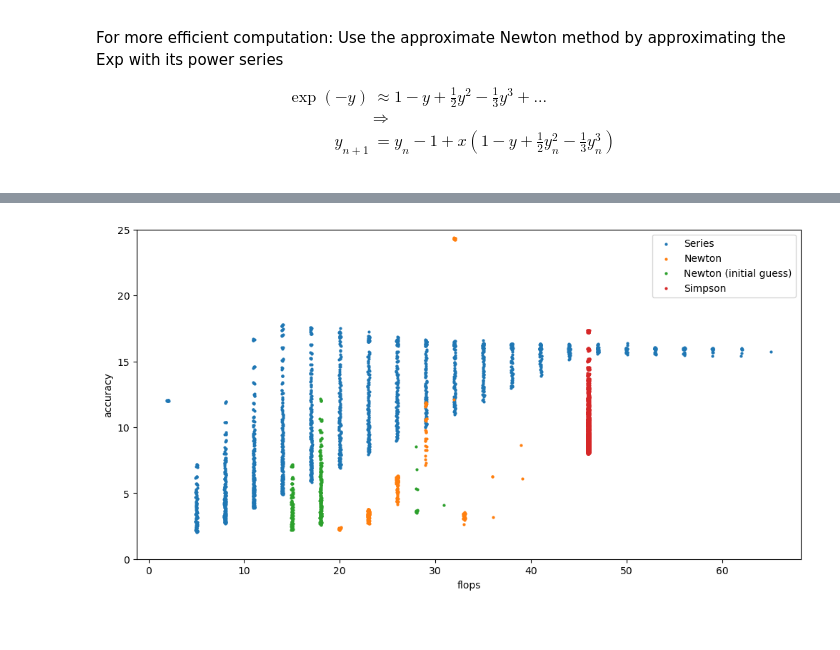
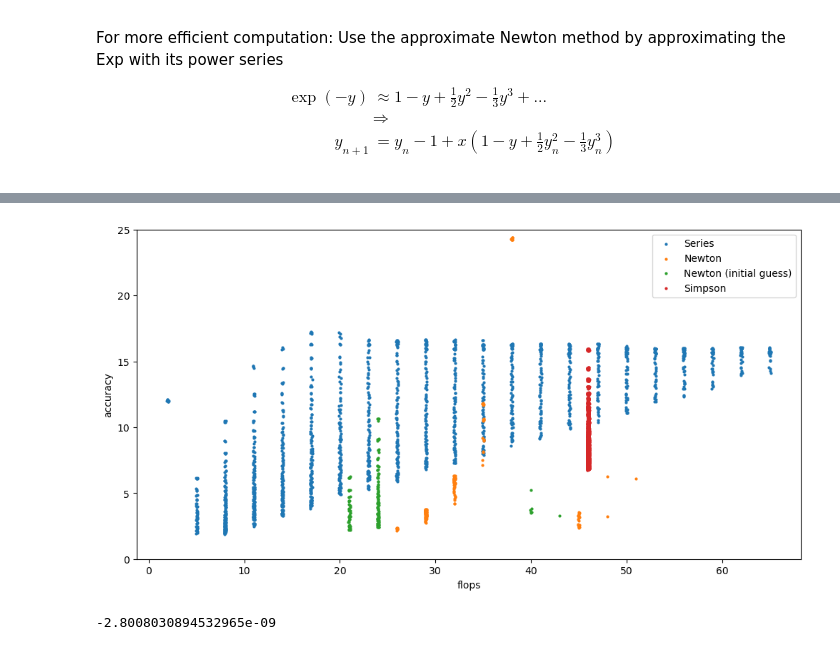
Before and after one commit to tom-nijhuis/numerical-investigation, a Jupyter notebook: logarithm.ipynb, the cells around one changed output, grey strips where cells are left out. Drawn from its saved outputs; the diff is of its cells as text; code cells hidden in the pictures.

Commit message:
improve break conditions; update image

```diff
--- a/logarithm.ipynb
+++ b/logarithm.ipynb
@@ -92,10 +92,10 @@ def LogSeries(x, max_iter=22, eps = 1e-16):
 
     info['res_iter'] = abs(add)
     info['res_actual'] = log(x) - y
-    info['accuracy'] = float('inf') if log(x) == y else -log(abs(log(x) - y),10) # Number of correct digits in base-10
+    info['accuracy'] = 30 if log(x) == y else -log(abs(log(x) - y),10) # Number of correct digits in base-10
     return y, info
 # %%
-def LogNewton(x, max_iter=22, y = None, exp_approx = 4, good_initial_guess = False, eps = 1e-16):
+def LogNewton(x, max_iter=100, y = None, exp_approx = 4, good_initial_guess = False, eps = 1e-16):
     """ Approximate Newton iteration for Logarithm
         Zeros for the function:
             exp(y) - x
@@ -140,7 +140,7 @@ def LogNewton(x, max_iter=22, y = None, exp_approx = 4, good_initial_guess = Fal
         info['res_iter'] = abs(y1-y)
         if  info['res_iter'] < eps:
             # Start calculating root residuals if step size becomes small
-            expminy, flops = exp_series(-y,exp_approx+1) # Calculate with one extra term on exp approximation
+            expminy, flops = exp_series(-y,exp_approx*2) # Calculate with more terms on exp approximation
             info['flops'] += flops
             info['res_root'] = abs(expminy - x)
             if info['res_root'] < eps:
@@ -149,7 +149,7 @@ def LogNewton(x, max_iter=22, y = None, exp_approx = 4, good_initial_guess = Fal
         y = y1
 
     info['res_actual'] = log(x) - y
-    info['accuracy'] = float('inf') if log(x) == y else -log(abs(log(x) - y),10) # Number of correct digits in base-10
+    info['accuracy'] = 30 if log(x) == y else -log(abs(log(x) - y),10) # Number of correct digits in base-10
 
     return y, info
 # %%
@@ -160,7 +160,7 @@ def LogSimpson(x, max_iters=22, **kwargs):
             / f(x) dx ~= --- [ f(a) +4 f(---) + f(b) ]
            a              6               2
     """
-    assert x > 1
+    # assert x > 1
     max_iters = max(1, max_iters)
     info = {
         'iters'   : max_iters, # Always run full segmentation, no break condition
@@ -186,6 +186,6 @@ def LogSimpson(x, max_iters=22, **kwargs):
     info['flops'] += 1
 
     info['res_actual'] = log(x) - y
-    info['accuracy'] = float('inf') if log(x) == y else -log(abs(log(x) - y),10) # Number of correct digits in base-10
+    info['accuracy'] = 30 if log(x) == y else -log(abs(log(x) - y),10) # Number of correct digits in base-10
 
     return y, info
@@ -203,39 +244,39 @@ def plot_scatter_flops_accuracy(add_jitter = True):
     fig, (ax0) = plt.subplots(1, 1, figsize=(12, 6))
 
 
-    xx = np.linspace(1+1e-12,2,100)
+    xx = np.linspace(1+1e-12,3,100)
     epses = [10**(-i) for i in range(2,22,1)]
 
     funcs = {
-        'Series' : lambda **kwargs : LogSeries(**kwargs),
-        'Newton' : lambda **kwargs : LogNewton(**kwargs),
+        'Series' : LogSeries,
+        'Newton' : LogNewton,
         'Newton (initial guess)' : lambda **kwargs : LogNewton(**kwargs, good_initial_guess=True),
-        'Simpson': lambda **kwargs : LogSimpson(**kwargs),
+        'Simpson': LogSimpson,
         # 'Simpson (more segments)': lambda x : LogSimpson(x, max_iters=100),
     }
     for funcName, func in funcs.items():
         scatter_x = []
         scatter_y = []
         for eps in epses:
             for i,x in enumerate(xx):
                 _, info = func(x=x, eps = eps)
                 if info['success']:
                     scatter_x.append(info['flops'] + .1*jitter())
                     scatter_y.append(info['accuracy']+ .1*jitter())
         ax0.scatter(scatter_x, scatter_y, marker = 'o', label = funcName, s=4)
     ax0.legend(loc="upper right")
     ax0.set_xlabel("flops")
     ax0.set_ylabel("accuracy")
 
     ax0.set_ylim((0,25))
 
 
     plt.show()
 
 
 plot_scatter_flops_accuracy()
 # %% [output]
-[figure, old version]
+[figure, new version]
 # %%
 def AGM(a,g, max_iters = 12, eps = 1e-16):
     info = {
@@ -250,3 +291,23 @@ def AGM(a,g, max_iters = 12, eps = 1e-16):
             break
     info['res_iter'] = abs(a-g)
     return a, info
+# %%
+def exp_series(y, n=3):
+    # approximate exp(-y) with series expansion
+    flops = 0
+    exp_y = 1
+    ynext = 1   # powers of y
+    for j in range(1,n+1):
+        ynext *= y / -j # Increase exponent, increase factorial denominator, swap sign
+        exp_y += ynext
+        flops += 2 # 2 flops per exp sum iteration
+    return exp_y, flops
+
+
+
+
+expy, flops = exp_series(2,15)
+
+expy - exp(-2)
+# %% [output]
+-2.8008030894532965e-09
```
Also changed, not shown: parts of 1 cell of this notebook, 1 other file.
